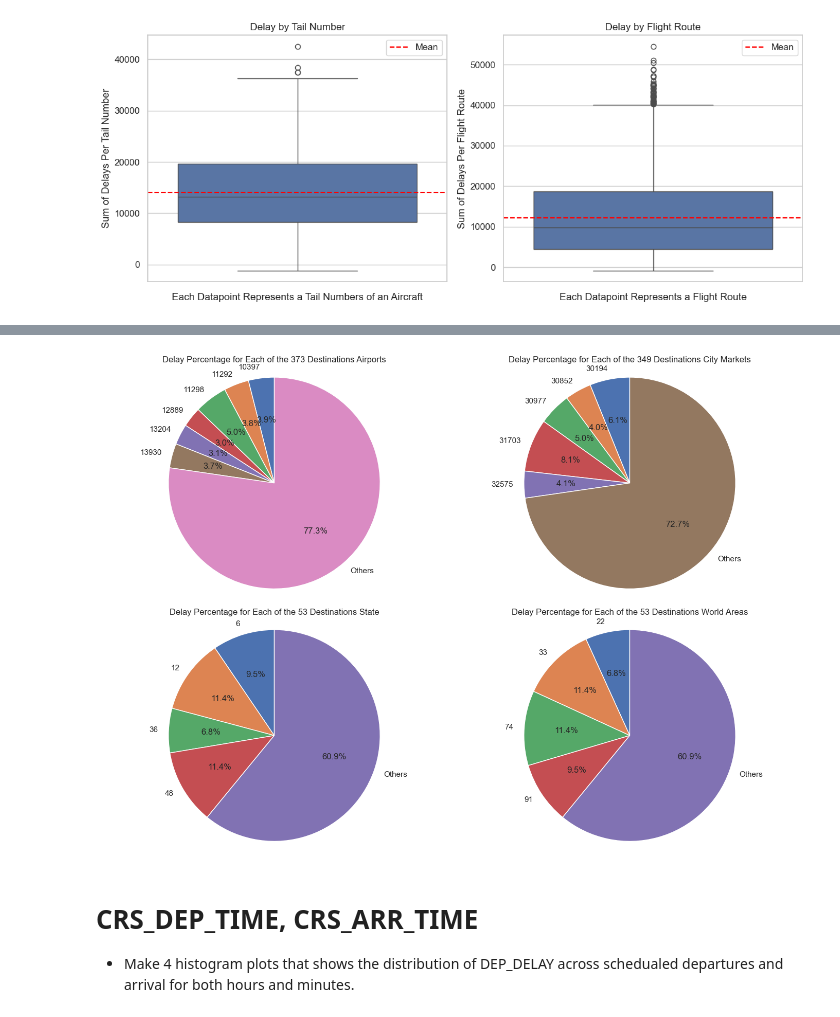
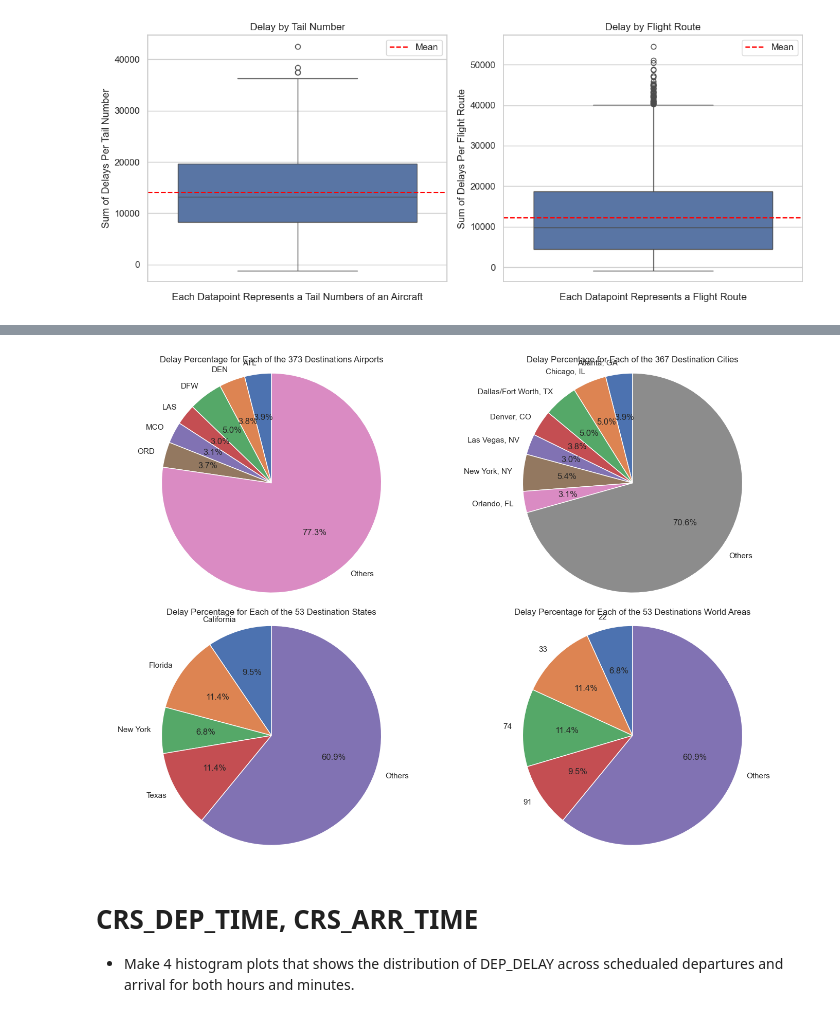
Before and after one commit to MohammedGuniem/Prediction-of-On-time-Flight-Performance, a Jupyter notebook: notebooks/Visualization.ipynb, the cells around one changed output, grey strips where cells are left out. Drawn from its saved outputs; the diff is of its cells as text; code cells hidden in the pictures.

```diff
--- a/notebooks/Visualization.ipynb
+++ b/notebooks/Visualization.ipynb
@@ -104,12 +104,12 @@ plt.show()
 - Make pie plot that shows the distribution of DEP_DELAY across airlines, focusing on airlines with top delays
 - Make 2 box plots; one for delays grouped by tail numbers of aircrafts, and one for delays grouped by flight/route number
 # %%
-# Group by OP_CARRIER_AIRLINE_ID and sum DEP_DELAY
-delay_per_OP_CARRIER_AIRLINE_ID  = df.groupby('OP_CARRIER_AIRLINE_ID')['DEP_DELAY'].sum().reset_index()
+# Group by OP_UNIQUE_CARRIER and sum DEP_DELAY
+delay_per_OP_UNIQUE_CARRIER  = df.groupby('OP_UNIQUE_CARRIER')['DEP_DELAY'].sum().reset_index()
 
 # Sample data
-labels = delay_per_OP_CARRIER_AIRLINE_ID['OP_CARRIER_AIRLINE_ID']
-sizes = delay_per_OP_CARRIER_AIRLINE_ID['DEP_DELAY']
+labels = delay_per_OP_UNIQUE_CARRIER['OP_UNIQUE_CARRIER']
+sizes = delay_per_OP_UNIQUE_CARRIER['DEP_DELAY']
 
 # Calculate percentages
 total = sum(sizes)
@@ -257,55 +259,55 @@ plt.show()
 # Create a 2x2 subplot
 fig, axs = plt.subplots(2, 2, figsize=(14, 10))
 
-# Group by DEST_AIRPORT_ID and sum DEP_DELAY
-delay_per_DEST_AIRPORT_ID  = df.groupby('DEST_AIRPORT_ID')['DEP_DELAY'].sum().reset_index()
+# Group by DEST and sum DEP_DELAY
+delay_per_DEST  = df.groupby('DEST')['DEP_DELAY'].sum().reset_index()
 filtered_sizes, filtered_labels = filter_sizes(
-    labels=delay_per_DEST_AIRPORT_ID['DEST_AIRPORT_ID'],
-    sizes=delay_per_DEST_AIRPORT_ID['DEP_DELAY'],
+    labels=delay_per_DEST['DEST'],
+    sizes=delay_per_DEST['DEP_DELAY'],
     percentage_view_threshold=3
 )
 axs[0, 0].pie(filtered_sizes, labels=filtered_labels, autopct='%1.1f%%', startangle=90)
 axs[0, 0].axis('equal')  # Equal aspect ratio ensures the pie chart is circular
-axs[0, 0].set_title(f'Delay Percentage for Each of the {len(delay_per_DEST_AIRPORT_ID)} Destinations Airports')
+axs[0, 0].set_title(f'Delay Percentage for Each of the {len(delay_per_DEST)} Destinations Airports')
 
-# Group by DEST_CITY_MARKET_ID and sum DEP_DELAY
-delay_per_DEST_CITY_MARKET_ID  = df.groupby('DEST_CITY_MARKET_ID')['DEP_DELAY'].sum().reset_index()
+# Group by DEST_CITY_NAME and sum DEP_DELAY
+delay_per_DEST_CITY_NAME  = df.groupby('DEST_CITY_NAME')['DEP_DELAY'].sum().reset_index()
 filtered_sizes, filtered_labels = filter_sizes(
-    labels=delay_per_DEST_CITY_MARKET_ID['DEST_CITY_MARKET_ID'],
-    sizes=delay_per_DEST_CITY_MARKET_ID['DEP_DELAY'],
-    percentage_view_threshold=4
+    labels=delay_per_DEST_CITY_NAME['DEST_CITY_NAME'],
+    sizes=delay_per_DEST_CITY_NAME['DEP_DELAY'],
+    percentage_view_threshold=3
 )
 axs[0, 1].pie(filtered_sizes, labels=filtered_labels, autopct='%1.1f%%', startangle=90)
 axs[0, 1].axis('equal')  # Equal aspect ratio ensures the pie chart is circular
-axs[0, 1].set_title(f'Delay Percentage for Each of the {len(delay_per_DEST_CITY_MARKET_ID)} Destinations City Markets')
+axs[0, 1].set_title(f'Delay Percentage for Each of the {len(delay_per_DEST_CITY_NAME)} Destination Cities')
 
-# Group by DEST_STATE_FIPS and sum DEP_DELAY
-delay_per_DEST_STATE_FIPS  = df.groupby('DEST_STATE_FIPS')['DEP_DELAY'].sum().reset_index()
+# Group by DEST_STATE_NM and sum DEP_DELAY
+delay_per_DEST_STATE_NM  = df.groupby('DEST_STATE_NM')['DEP_DELAY'].sum().reset_index()
 filtered_sizes, filtered_labels = filter_sizes(
-    labels=delay_per_DEST_STATE_FIPS['DEST_STATE_FIPS'],
-    sizes=delay_per_DEST_STATE_FIPS['DEP_DELAY'],
+    labels=delay_per_DEST_STATE_NM['DEST_STATE_NM'],
+    sizes=delay_per_DEST_STATE_NM['DEP_DELAY'],
     percentage_view_threshold=6
 )
 axs[1, 0].pie(filtered_sizes, labels=filtered_labels, autopct='%1.1f%%', startangle=90)
 axs[1, 0].axis('equal')  # Equal aspect ratio ensures the pie chart is circular
-axs[1, 0].set_title(f'Delay Percentage for Each of the {len(delay_per_DEST_STATE_FIPS)} Destinations State')
+axs[1, 0].set_title(f'Delay Percentage for Each of the {len(delay_per_DEST_STATE_NM)} Destination States')
 
 # Group by DEST_WAC and sum DEP_DELAY
 delay_per_DEST_WAC  = df.groupby('DEST_WAC')['DEP_DELAY'].sum().reset_index()
 filtered_sizes, filtered_labels = filter_sizes(
     labels=delay_per_DEST_WAC['DEST_WAC'],
     sizes=delay_per_DEST_WAC['DEP_DELAY'],
     percentage_view_threshold=6
 )
 axs[1, 1].pie(filtered_sizes, labels=filtered_labels, autopct='%1.1f%%', startangle=90)
 axs[1, 1].axis('equal')  # Equal aspect ratio ensures the pie chart is circular
 axs[1, 1].set_title(f'Delay Percentage for Each of the {len(delay_per_DEST_WAC)} Destinations World Areas')
 
 # Adjust layout
 plt.tight_layout()
 plt.show()
 # %% [output]
-[figure, old version]
+[figure, new version]
 # %% [markdown]
 # CRS_DEP_TIME, CRS_ARR_TIME
 - Make 4 histogram plots that shows the distribution of DEP_DELAY across schedualed departures and arrival for both hours and minutes.
```
Also changed, not shown: parts of 17 cells of this notebook.
